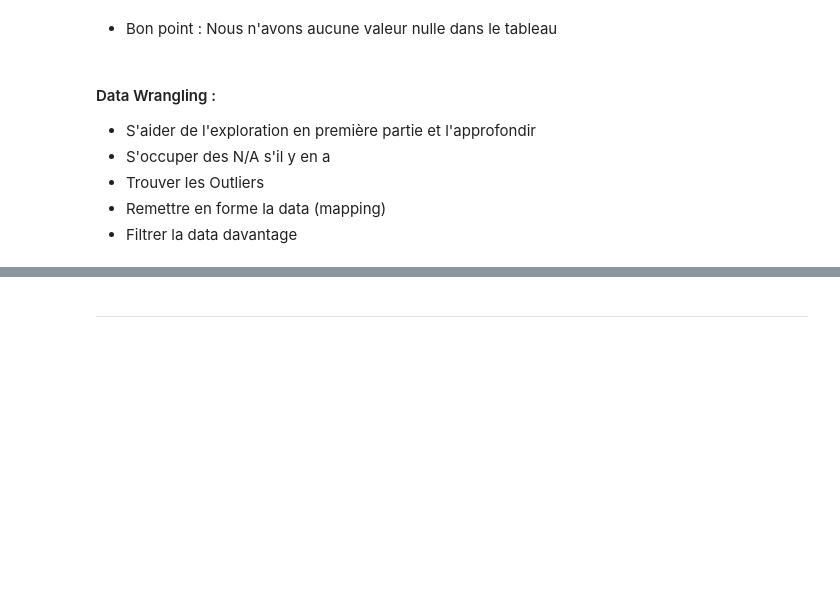
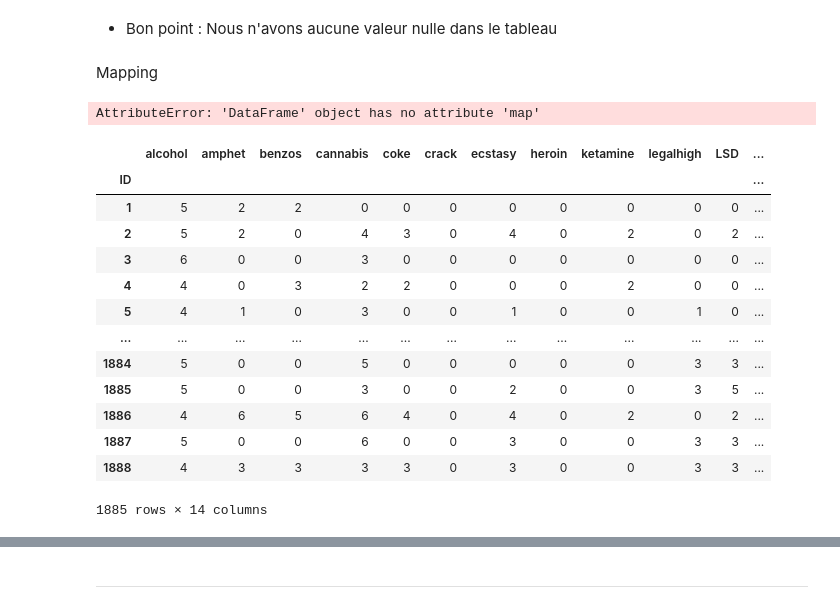
Before and after one commit to RayaneBDJ/Data-Analysis, a Jupyter notebook: FinalTP.ipynb, the cells around one changed output, grey strips where cells are left out. Cells and saved outputs as stored; diff of their text form; code cells hidden in the pictures; blank space fills up the shorter version.

Commit message:
Data Wrangling beginning

```diff
--- a/FinalTP.ipynb
+++ b/FinalTP.ipynb
@@ -739,11 +796,32 @@ nicotine           0
 dtype: int64
 # %% [markdown]
 - Bon point : Nous n'avons aucune valeur nulle dans le tableau
-# %% [markdown]
-#### Data Wrangling :
-
-- S'aider de l'exploration en première partie et l'approfondir
-- S'occuper des N/A s'il y en a
-- Trouver les Outliers
-- Remettre en forme la data (mapping)
-- Filtrer la data davantage
+# %% [markdown]
+Mapping
+# %%
+data["age"].map(map_dict_age)
+data["gender"].map(map_dict_gender)
+data["education"].map(map_dict_education)
+data["country"].map(map_dict_country)
+data["ethnicity"].map(map_dict_ethnicity)
+
+data.iloc[:,12:].apply(map(map_dict_drugs))
+# %% [output]
+AttributeError: 'DataFrame' object has no attribute 'map'
+# %%
+data.iloc[:,12:].applymap(map_dict_drugs.get)
+# %% [output]
+|  | alcohol | amphet | benzos | cannabis | coke | crack | ecstasy | heroin | ketamine | legalhigh | LSD | ... |
+| ID |  |  |  |  |  |  |  |  |  |  |  | ... |
+| 1 | 5 | 2 | 2 | 0 | 0 | 0 | 0 | 0 | 0 | 0 | 0 | ... |
+| 2 | 5 | 2 | 0 | 4 | 3 | 0 | 4 | 0 | 2 | 0 | 2 | ... |
+| 3 | 6 | 0 | 0 | 3 | 0 | 0 | 0 | 0 | 0 | 0 | 0 | ... |
+| 4 | 4 | 0 | 3 | 2 | 2 | 0 | 0 | 0 | 2 | 0 | 0 | ... |
+| 5 | 4 | 1 | 0 | 3 | 0 | 0 | 1 | 0 | 0 | 1 | 0 | ... |
+| ... | ... | ... | ... | ... | ... | ... | ... | ... | ... | ... | ... | ... |
+| 1884 | 5 | 0 | 0 | 5 | 0 | 0 | 0 | 0 | 0 | 3 | 3 | ... |
+| 1885 | 5 | 0 | 0 | 3 | 0 | 0 | 2 | 0 | 0 | 3 | 5 | ... |
+| 1886 | 4 | 6 | 5 | 6 | 4 | 0 | 4 | 0 | 2 | 0 | 2 | ... |
+| 1887 | 5 | 0 | 0 | 6 | 0 | 0 | 3 | 0 | 0 | 3 | 3 | ... |
+| 1888 | 4 | 3 | 3 | 3 | 3 | 0 | 3 | 0 | 0 | 3 | 3 | ... |
+1885 rows × 14 columns
```
Also changed, not shown: parts of 21 cells of this notebook.
